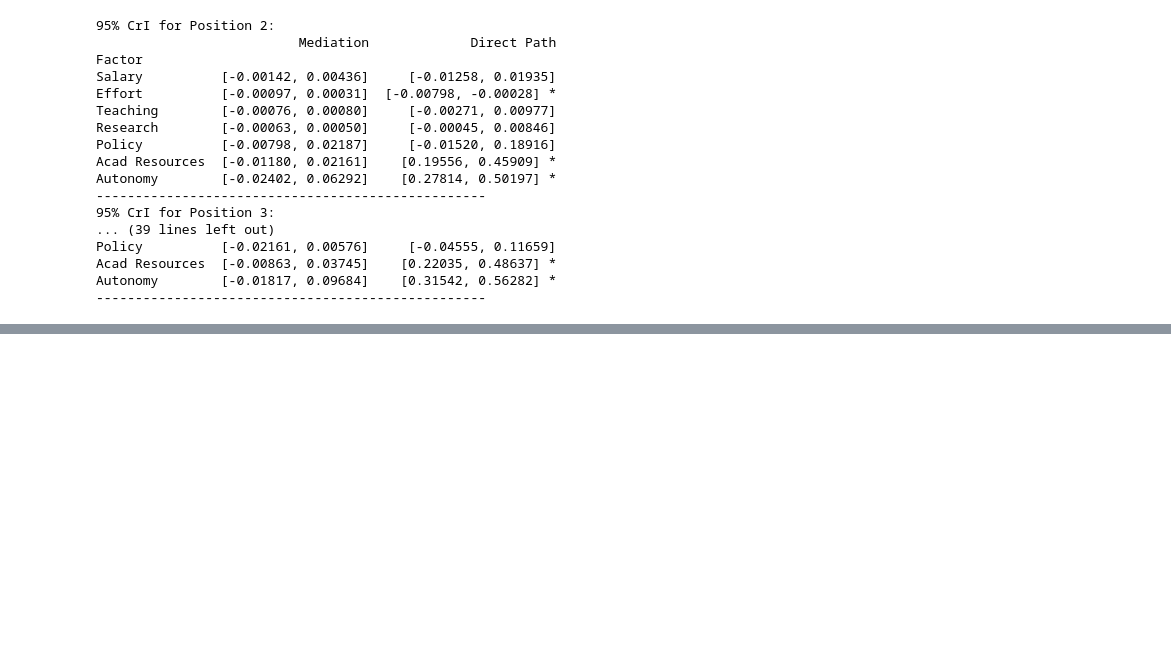
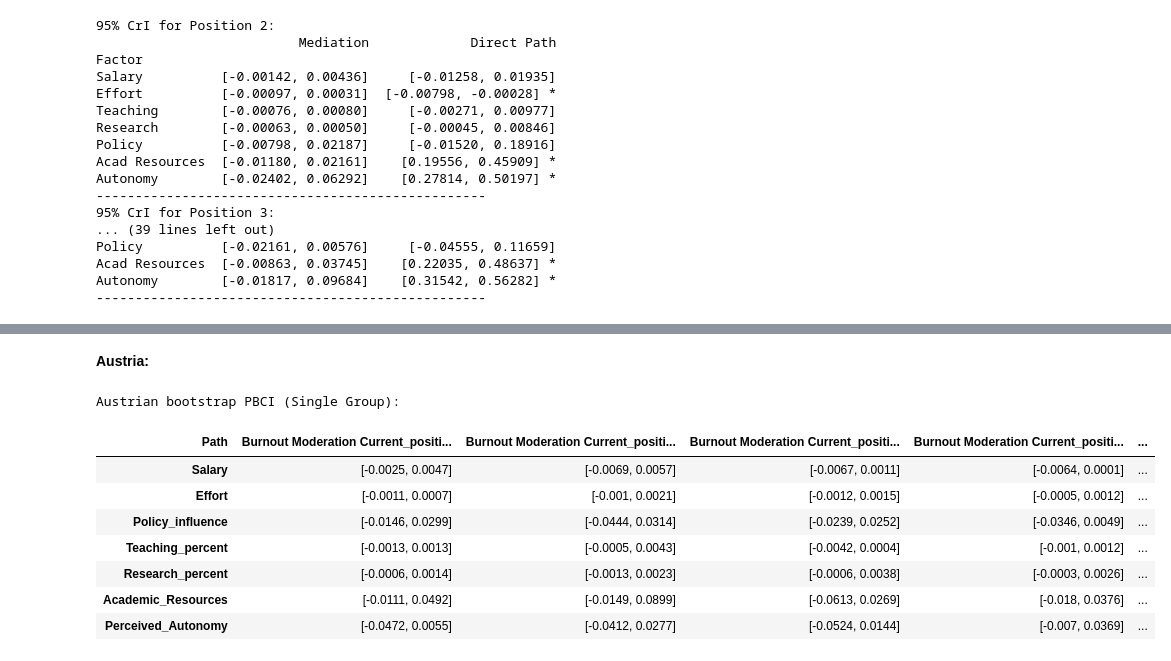
Before and after one commit to AndreiAf02/Job_Satisfaction_Burnout, a Jupyter notebook: Job_Satisfaction_Analysis.ipynb, the cells around one changed output, grey strips where cells are left out. Cells and saved outputs as stored; diff of their text form; code cells hidden in the pictures; blank space fills up the shorter version.

```diff
--- a/Job_Satisfaction_Analysis.ipynb
+++ b/Job_Satisfaction_Analysis.ipynb
@@ -792,0 +885,16 @@ Autonomy        [-0.01817, 0.09684]    [0.31542, 0.56282] *
+# %% [markdown]
+**Austria:**
+# %%
+mean_results, lbound_results, ubound_results, pbci_results, pbci_90_results = bootstrap_analysis_single_group(AT_bootstrap_single_group)
+print('Austrian bootstrap PBCI (Single Group):')
+pbci_results.set_index('Path').T
+# %% [output]
+Austrian bootstrap PBCI (Single Group):
+| Path | Burnout Moderation Current_positi... | Burnout Moderation Current_positi... | Burnout Moderation Current_positi... | Burnout Moderation Current_positi... | ... |
+| Salary | [-0.0025, 0.0047] | [-0.0069, 0.0057] | [-0.0067, 0.0011] | [-0.0064, 0.0001] | ... |
+| Effort | [-0.0011, 0.0007] | [-0.001, 0.0021] | [-0.0012, 0.0015] | [-0.0005, 0.0012] | ... |
+| Policy_influence | [-0.0146, 0.0299] | [-0.0444, 0.0314] | [-0.0239, 0.0252] | [-0.0346, 0.0049] | ... |
+| Teaching_percent | [-0.0013, 0.0013] | [-0.0005, 0.0043] | [-0.0042, 0.0004] | [-0.001, 0.0012] | ... |
+| Research_percent | [-0.0006, 0.0014] | [-0.0013, 0.0023] | [-0.0006, 0.0038] | [-0.0003, 0.0026] | ... |
+| Academic_Resources | [-0.0111, 0.0492] | [-0.0149, 0.0899] | [-0.0613, 0.0269] | [-0.018, 0.0376] | ... |
+| Perceived_Autonomy | [-0.0472, 0.0055] | [-0.0412, 0.0277] | [-0.0524, 0.0144] | [-0.007, 0.0369] | ... |
```
Also changed, not shown: parts of 10 cells of this notebook.
